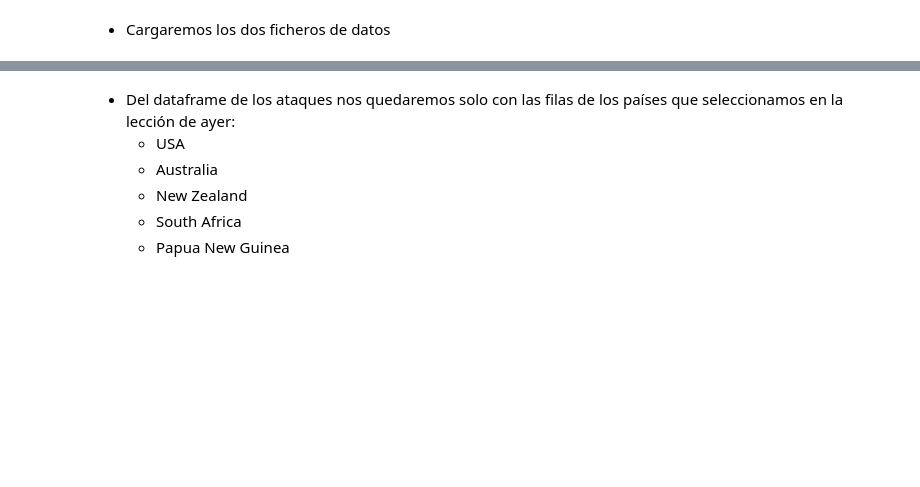
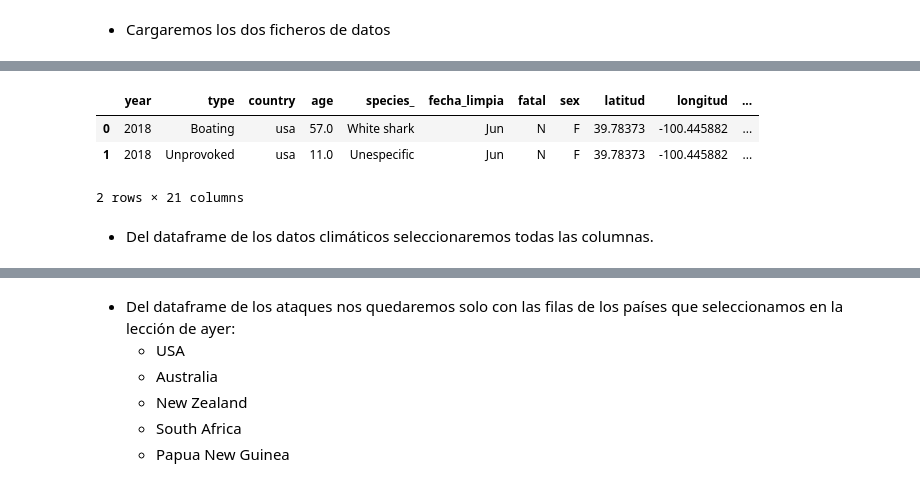
Before and after one commit to Jumblan/DA_promoC_modulo2_sprint3_JudithLola, a Jupyter notebook: ETL/pair_prog_ETLII.ipynb, the cells around one changed output, grey strips where cells are left out. Drawn from its saved outputs; the diff is of its cells as text; code cells hidden in the pictures; blank space fills up the shorter version.

```diff
--- a/ETL/pair_prog_ETLII.ipynb
+++ b/ETL/pair_prog_ETLII.ipynb
@@ -15,0 +61,9 @@ El objetivo de la sesión de hoy será juntar en un único csv la información d
+# %%
+df_paises_climaticos.head(2)
+# %% [output]
+|  | year | type | country | age | species_ | fecha_limpia | fatal | sex | latitud | longitud | ... |
+| 0 | 2018 | Boating | usa | 57.0 | White shark | Jun | N | F | 39.78373 | -100.445882 | ... |
+| 1 | 2018 | Unprovoked | usa | 11.0 | Unespecific | Jun | N | F | 39.78373 | -100.445882 | ... |
+2 rows × 21 columns
+# %% [markdown]
+- Del dataframe de los datos climáticos seleccionaremos todas las columnas.
```
Also changed, not shown: parts of 21 cells of this notebook, 3 other files.
